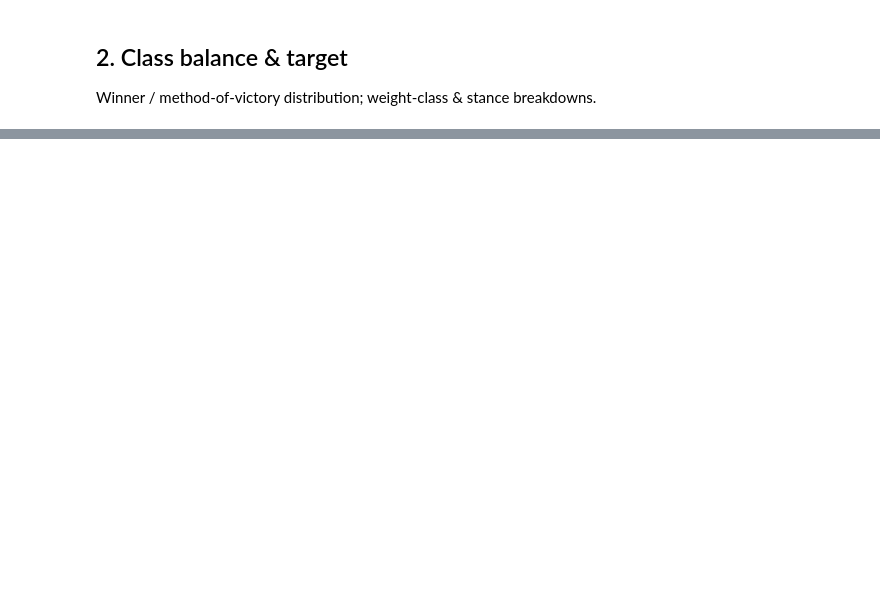
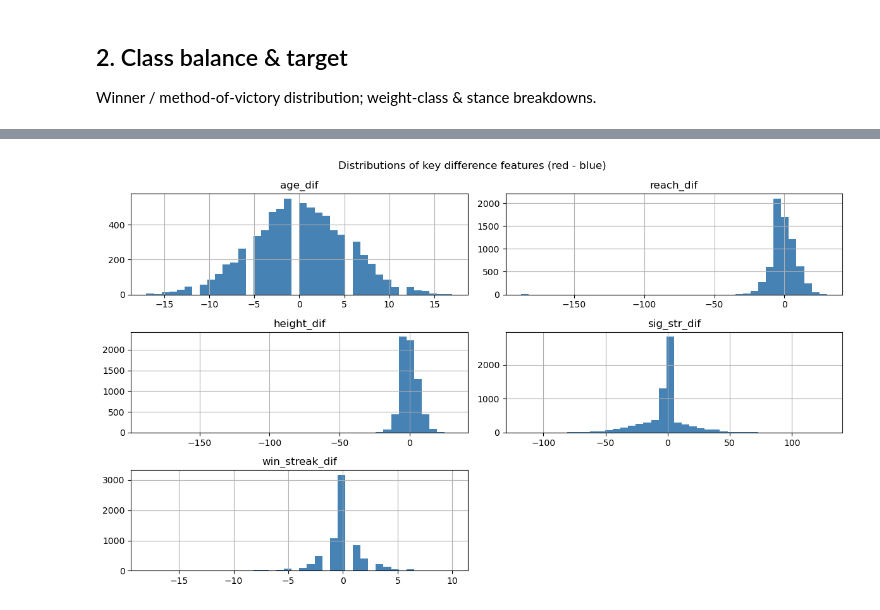
Before and after one commit to lcubrilo/PRML-Projekat, a Jupyter notebook: notebooks/01_eda.ipynb, the cells around one changed output, grey strips where cells are left out. Cells and saved outputs as stored; diff of their text form; code cells hidden in the pictures; blank space fills up the shorter version.

```diff
--- a/notebooks/01_eda.ipynb
+++ b/notebooks/01_eda.ipynb
@@ -28,0 +96,12 @@ Raw red win-rate → condition on favorite/champion → show colour itself does
+# %%
+# distributions of a few key pre-fight difference features (red - blue)
+pref = ['age_dif', 'reach_dif', 'height_dif', 'sig_str_dif', 'td_dif', 'win_streak_dif']
+dif_cols = [c for c in df.columns if c.endswith('_dif')]
+feats = [c for c in pref if c in dif_cols] or dif_cols[:6]
+df[feats].hist(figsize=(12, 7), bins=40, color='steelblue')
+plt.suptitle('Distributions of key difference features (red - blue)')
+plt.tight_layout(); save_fig('feature_distributions'); plt.show()
+
+# C3 (correlation heatmap + leakage sanity: debut rows should have empty priors) still to do.
+# %% [output]
+[figure, added]
```
Also changed, not shown: parts of 16 cells of this notebook, 15 other files.
